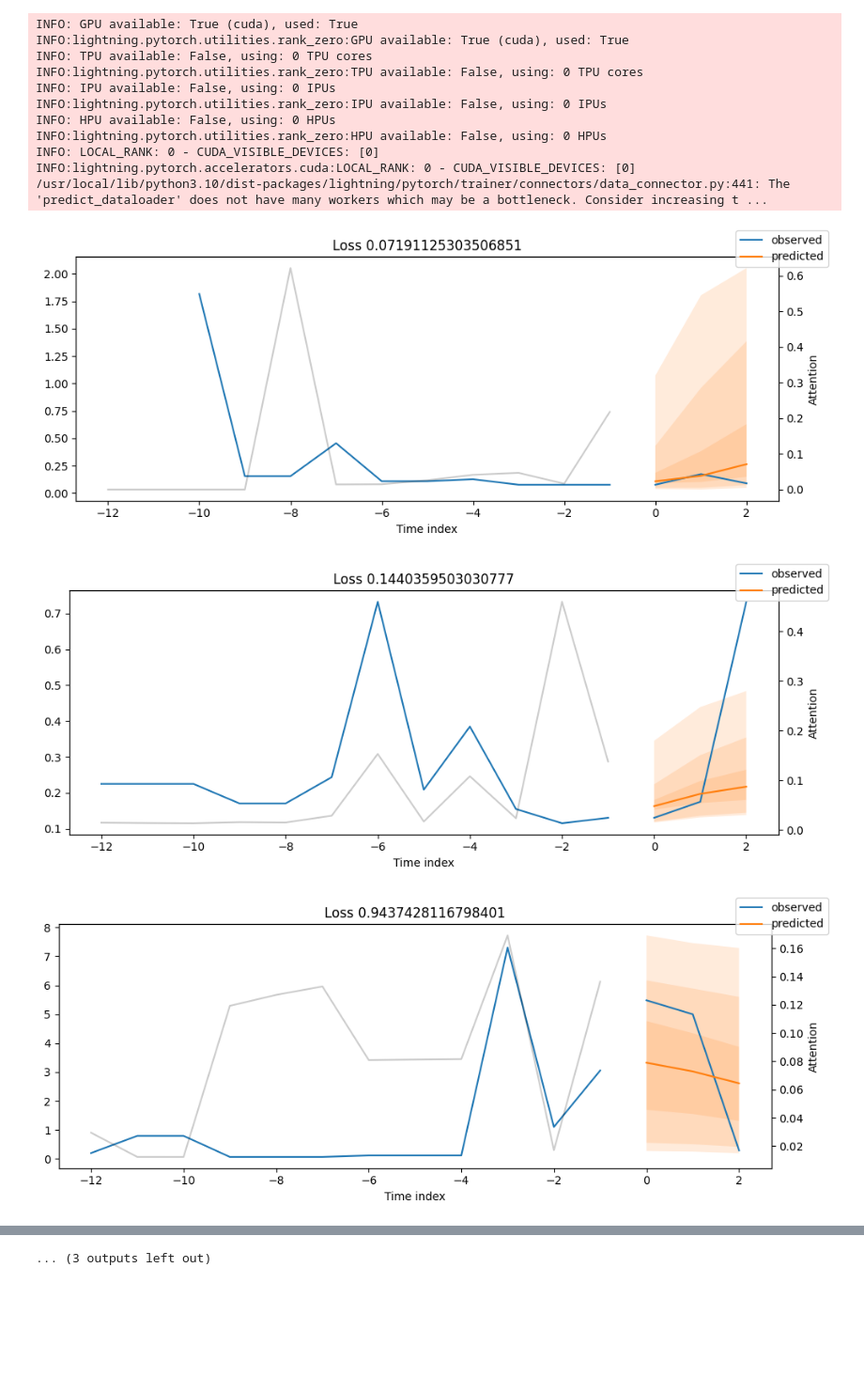
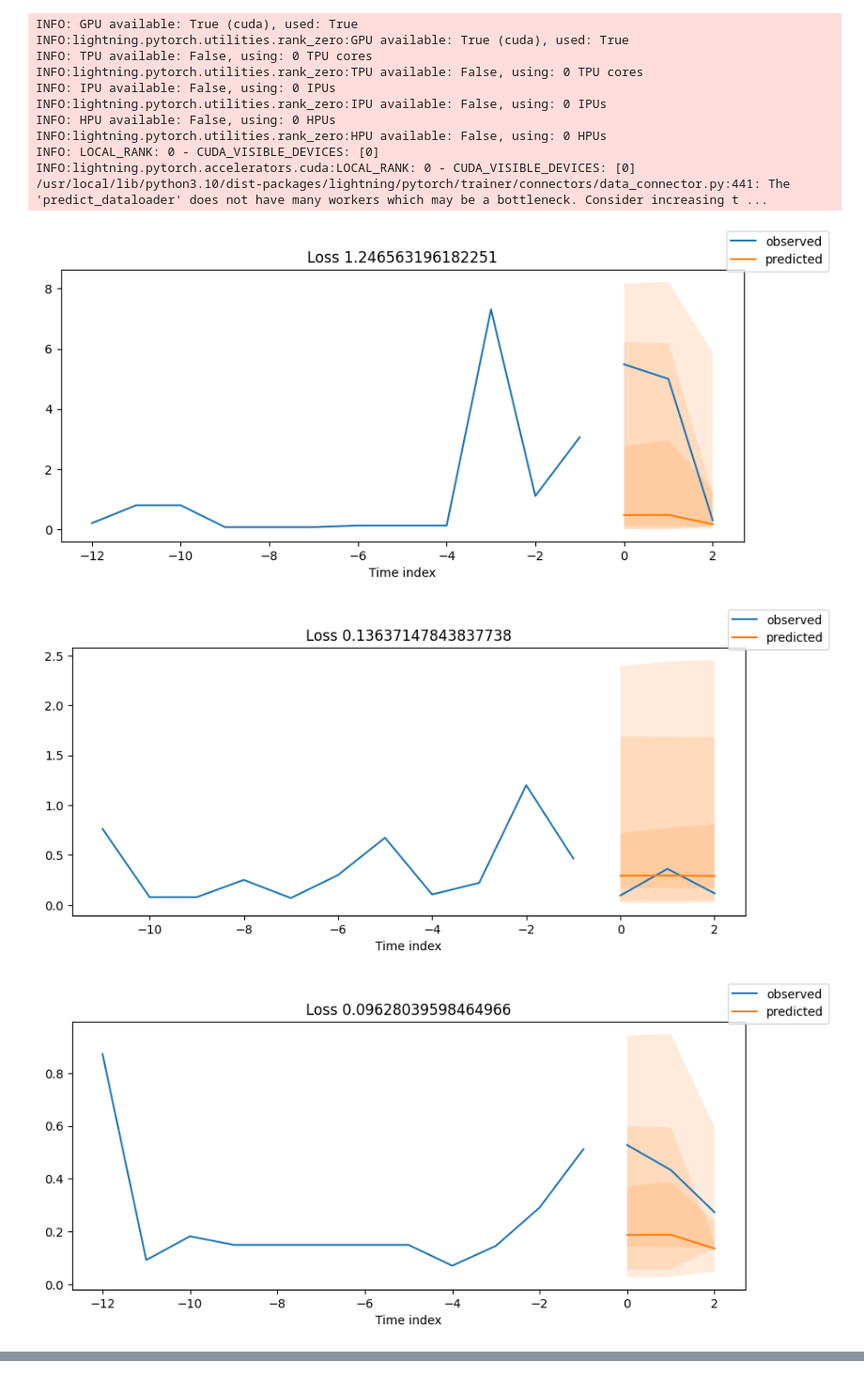
Before and after one commit to t4ai/amazon-deforestation-forecasting, a Jupyter notebook: amazon-deforestation-modeling.ipynb, the cells around one changed output, grey strips where cells are left out. Shown: that part at 94% size. Saved outputs shown, nothing was run; the diff lists cells and outputs as text; code cells hidden in the pictures; blank space fills up the shorter version.

Commit message:
Added better pre procesing to make all time series consistent

```diff
--- a/amazon-deforestation-modeling.ipynb
+++ b/amazon-deforestation-modeling.ipynb
@@ -96,5 +128,8 @@ yearly_deforestation_df = yearly_deforestation_df[yearly_deforestation_df["clust
 # %%
 # create a string column (categorical) for cluster - required by TimeSeriesDataset/Model
 yearly_deforestation_df["cluster_name"] = yearly_deforestation_df["cluster"].apply(lambda x: "cl_" + str(x))
+# %%
+# convert years from start to integer
+yearly_deforestation_df['years_from_start'] = yearly_deforestation_df['years_from_start'].astype(int)
 # %%
 # inspect results
@@ -139,10 +181,10 @@ Load dataframe into TimeSeriesDataSet and split at prediction horizon (3 years)
 # setup parameters
 max_prediction_length = 3
 max_encoder_length = 14
-min_encoder_length = 3
+min_encoder_length = 11
 
 # training cutoff keeps series up to certain year
-training_cutoff = yearly_deforestation_df["years_from_start"].max() - max_prediction_length + 1
+training_cutoff = yearly_deforestation_df["years_from_start"].max() - max_prediction_length
 
 # define training dataset
 training = TimeSeriesDataSet(
@@ -157,7 +199,7 @@ training = TimeSeriesDataSet(
     static_categoricals=["cluster_name", "state"],
     static_reals=["state_area", "state_hydro_area", "state_no_forest_area", "cluster_area", "cluster_no_forest_area", "cluster_hydro_area"],
     time_varying_known_reals=["year"],
-    time_varying_unknown_reals=["deforest_area_km"],
+    time_varying_unknown_reals=[],
     target_normalizer=GroupNormalizer(
         groups=["cluster_name"], transformation="softplus"
     ),  # we normalize by group
@@ -196,10 +238,10 @@ trainer = pl.Trainer(
 tft = TemporalFusionTransformer.from_dataset(
     training,
     learning_rate=0.001,
-    hidden_size=160,
-    attention_head_size=8,
+    hidden_size=256,
+    attention_head_size=4,
     dropout=0.1,
-    hidden_continuous_size=160,
+    hidden_continuous_size=256,
     output_size=7,  # there are 7 quantiles by default: [0.02, 0.1, 0.25, 0.5, 0.75, 0.9, 0.98]
     loss=QuantileLoss(),
     log_interval=10,
@@ -261,5 +312,8 @@ lightning_logs/lightning_logs/version_15/checkpoints/epoch=10-step=2453.ckpt
 /usr/local/lib/python3.10/dist-packages/lightning/pytorch/utilities/parsing.py:199: Attribute 'loss' is an instance of `nn.Module` and is already saved during checkpointing. It is recommended to ignor ...
 /usr/local/lib/python3.10/dist-packages/lightning/pytorch/utilities/parsing.py:199: Attribute 'logging_metrics' is an instance of `nn.Module` and is already saved during checkpointing. It is recommend ...
+# %%
+best_model_path =
+best_tft = TemporalFusionTransformer.load_from_checkpoint(best_model_path)
 # %%
 raw_predictions = best_tft.predict(val_dataloader, mode="raw", return_x=True)
 # %% [output]
@@ -275,10 +329,11 @@ INFO: LOCAL_RANK: 0 - CUDA_VISIBLE_DEVICES: [0]
 INFO:lightning.pytorch.accelerators.cuda:LOCAL_RANK: 0 - CUDA_VISIBLE_DEVICES: [0]
 /usr/local/lib/python3.10/dist-packages/lightning/pytorch/trainer/connectors/data_connector.py:441: The 'predict_dataloader' does not have many workers which may be a bottleneck. Consider increasing t ...
 # %%
-for idx in range(150, 165):  # plot all 5 consumers
+# visualize some samples
+for idx in range(150, 155):
     fig, ax = plt.subplots(figsize=(10, 4))
     best_tft.plot_prediction(raw_predictions.x, raw_predictions.output, idx=idx, add_loss_to_title=QuantileLoss(),ax=ax)
 # %% [output]
-[figure, old version]
+[figure, new version]
-[figure, old version]
+[figure, new version]
-[figure, old version]
+[figure, new version]
@@ -294 +341,0 @@ for idx in range(150, 165):  # plot all 5 consumers
-... (3 outputs left out)
```
Also changed, not shown: parts of 15 cells of this notebook.
